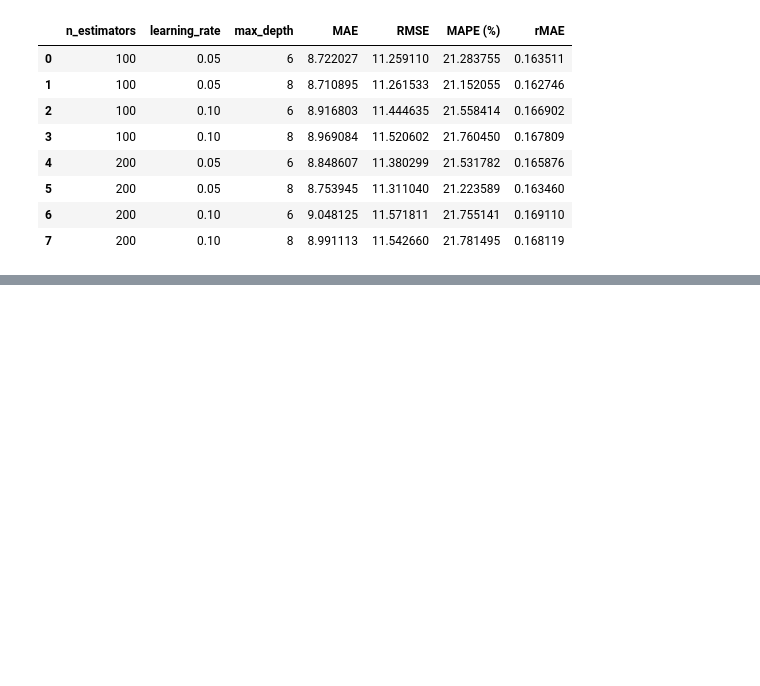
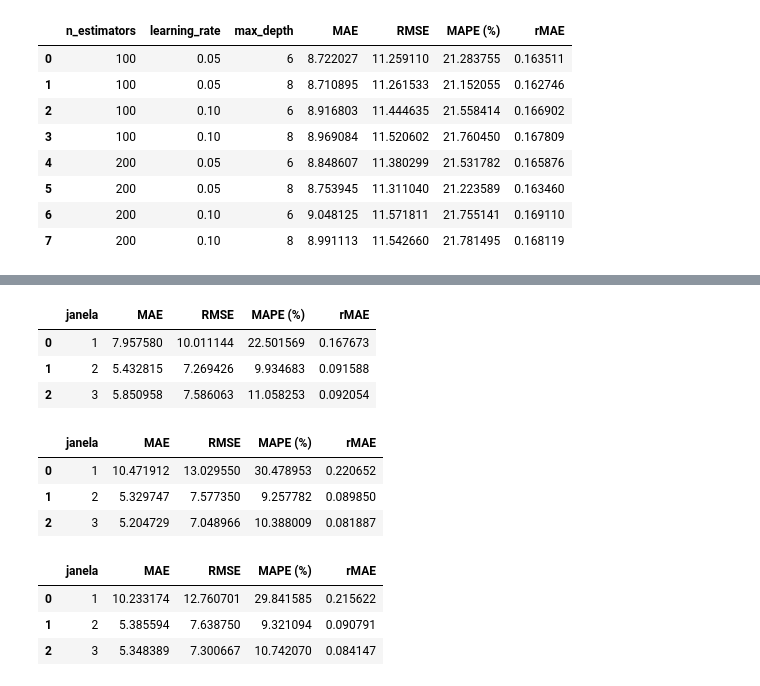
Before and after one commit to GoncaloPereira1201500/DIMEI, a Jupyter notebook: ModelsTrainingAndForecasting.ipynb, the cells around one changed output, grey strips where cells are left out. Cells and saved outputs as stored; diff of their text form; code cells hidden in the pictures; blank space fills up the shorter version.

Commit message:
Improving the training of the models for short term forecasting

```diff
--- a/ModelsTrainingAndForecasting.ipynb
+++ b/ModelsTrainingAndForecasting.ipynb
@@ -739 +739,29 @@ print(f"📌 p-value: {p_val:.4f}")
 📌 p-value: 0.0000
+# %%
+# Avaliar modelos com short-term horizon (24h)
+lr_short = evaluate_model_across_splits(splits, model_type='lr', forecast_horizon=24)
+rf_short = evaluate_model_across_splits(splits, model_type='rf', forecast_horizon=24)
+xgb_short = evaluate_model_across_splits(splits, model_type='xgb', forecast_horizon=24)
+
+# Converter para DataFrames e visualizar
+import pandas as pd
+df_lr_short = pd.DataFrame(lr_short)
+df_rf_short = pd.DataFrame(rf_short)
+df_xgb_short = pd.DataFrame(xgb_short)
+
+display(df_lr_short)
+display(df_rf_short)
+display(df_xgb_short)
+# %% [output]
+|  | janela | MAE | RMSE | MAPE (%) | rMAE |
+| 0 | 1 | 7.957580 | 10.011144 | 22.501569 | 0.167673 |
+| 1 | 2 | 5.432815 | 7.269426 | 9.934683 | 0.091588 |
+| 2 | 3 | 5.850958 | 7.586063 | 11.058253 | 0.092054 |
+|  | janela | MAE | RMSE | MAPE (%) | rMAE |
+| 0 | 1 | 10.471912 | 13.029550 | 30.478953 | 0.220652 |
+| 1 | 2 | 5.329747 | 7.577350 | 9.257782 | 0.089850 |
+| 2 | 3 | 5.204729 | 7.048966 | 10.388009 | 0.081887 |
+|  | janela | MAE | RMSE | MAPE (%) | rMAE |
+| 0 | 1 | 10.233174 | 12.760701 | 29.841585 | 0.215622 |
+| 1 | 2 | 5.385594 | 7.638750 | 9.321094 | 0.090791 |
+| 2 | 3 | 5.348389 | 7.300667 | 10.742070 | 0.084147 |
```
Also changed, not shown: parts of 7 cells of this notebook, 1 other file.
